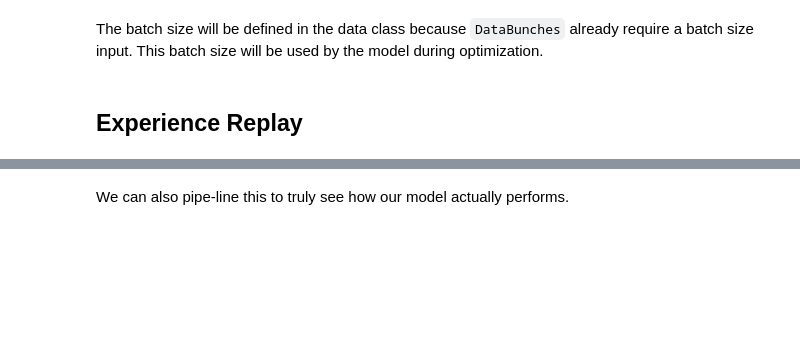
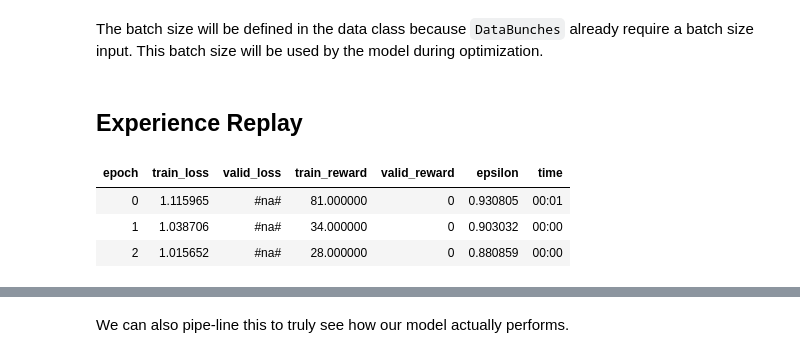
Before and after one commit to josiahls/fast-reinforcement-learning, a Jupyter notebook: docs_src/rl.agents.dqn.ipynb, the cells around one changed output, grey strips where cells are left out. Saved outputs shown, nothing was run; the diff lists cells and outputs as text; code cells hidden in the pictures; blank space fills up the shorter version.

````diff
--- a/docs_src/rl.agents.dqn.ipynb
+++ b/docs_src/rl.agents.dqn.ipynb
@@ -19,5 +23,5 @@ data = MDPDataBunch.from_env('CartPole-v1', render='rgb_array', add_valid=False,
 AgentInterpretation(learn=learn, ds_type=DatasetType.Train)
 ```
 # %%
-data = MDPDataBunch.from_env('CartPole-v1', render='rgb_array', bs=32)
+data = MDPDataBunch.from_env('CartPole-v1', render='human', bs=64, add_valid=False)
 # %%
@@ -41 +66,13 @@ learn.recorder.plot_losses()
+# %%
+memory = ExperienceReplay(memory_size=1000000, reduce_ram=True)
+explore = GreedyEpsilon(epsilon_start=1, epsilon_end=0.1, decay=0.001)
+model = create_dqn_model(data=data, base_arch=DQNModule, lr=0.001, layers=[32,32], opt=optim.RMSprop)
+learn = dqn_learner(data, model, memory=memory, exploration_method=explore,
+                    callback_fns=[RewardMetric, EpsilonMetric])
+learn.fit(3)
+# %% [output]
+| epoch | train_loss | valid_loss | train_reward | valid_reward | epsilon | time |
+| 0 | 1.115965 | #na# | 81.000000 | 0 | 0.930805 | 00:01 |
+| 1 | 1.038706 | #na# | 34.000000 | 0 | 0.903032 | 00:00 |
+| 2 | 1.015652 | #na# | 28.000000 | 0 | 0.880859 | 00:00 |
 # %%
````
Also changed, not shown: parts of 17 cells of this notebook, 7 other files.
